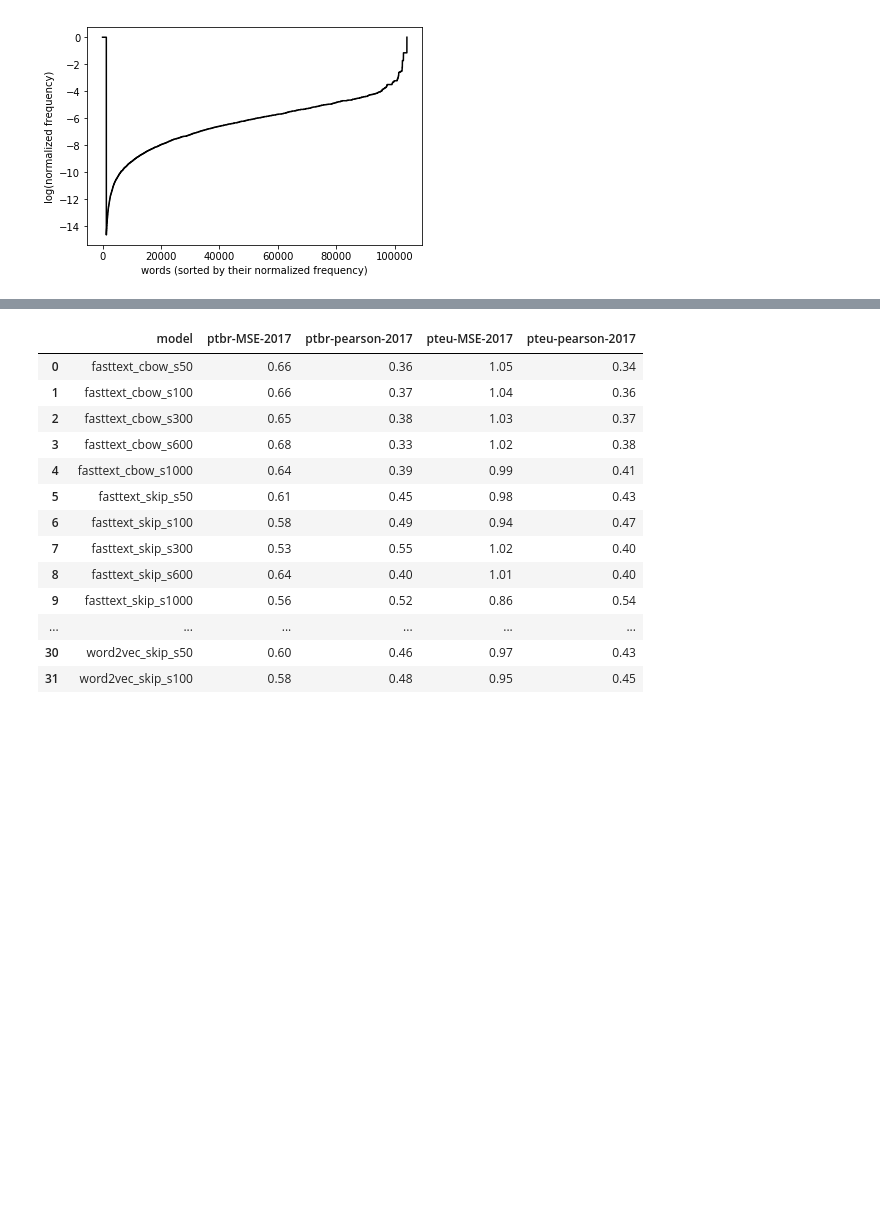
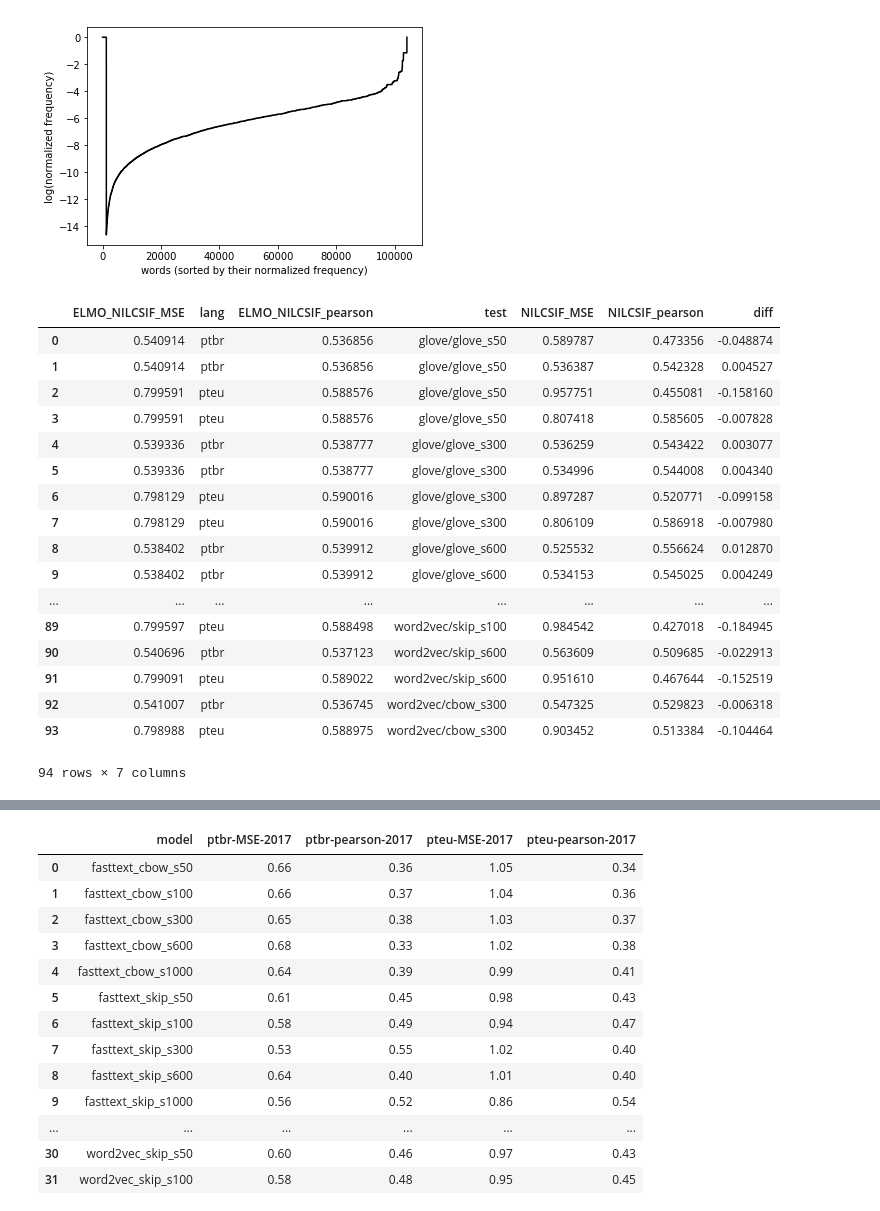
Before and after one commit to ruanchaves/elmo, a Jupyter notebook: results/Resultados.ipynb, the cells around one changed output, grey strips where cells are left out. Cells and saved outputs as stored; diff of their text form; code cells hidden in the pictures; blank space fills up the shorter version.

```diff
--- a/results/Resultados.ipynb
+++ b/results/Resultados.ipynb
@@ -26,3 +26,16 @@ def load_yaml(fname):
     return f
 
 settings = load_yaml("../settings.yaml")
+# %%
+table = []
+for path, subfolder, files in os.walk('.'):
+    for name in files:
+        if 'stats' in name:
+            try:
+                rows = json.load(open(name, 'r'))
+                for row in rows:
+                    row['test']
+                    assert('_./' in row['test'])
+                table.extend(rows)
+            except:
+                pass
@@ -103,0 +182,61 @@ with open('words.json','w+') as f:
+# %%
+log = []
+for path, subfolder, files in os.walk('.'):
+    for fname in files:
+        if fname.startswith('stats'):
+            try:
+                log.extend(json.load(open(fname,'r')))
+            except:
+                pass
+
+NILCSIF = []
+ELMo_NILCSIF = []
+
+for entry in log:
+    match = ""
+    try:
+        match = entry['test']
+    except:
+        continue
+    if "ELMo_NILC-SIF" in match:
+        entry['test'] = "/".join(entry['test'].split('/')[3:]).rstrip('.model')
+        ELMo_NILCSIF.append(entry)
+    elif 'NILC-SIF' in match:
+        entry['test'] = "/".join(entry['test'].split('/')[3:]).rstrip('.model')
+        NILCSIF.append(entry)
+
+df1 = pd.DataFrame(ELMo_NILCSIF)
+df2 = pd.DataFrame(NILCSIF)
+df1 = df1.rename(columns={
+    "MSE": "ELMO_NILCSIF_MSE",
+    "pearson": "ELMO_NILCSIF_pearson"
+})
+df2 = df2.rename(columns={
+  "MSE": "NILCSIF_MSE",
+    "pearson": "NILCSIF_pearson"
+})
+
+df = pd.merge(df1, df2, how="outer")
+df['diff'] = df['ELMO_NILCSIF_MSE'].sub(df['NILCSIF_MSE'], axis=0)
+df[df['lang'] == 'ptbr'].sort_values(by='diff')
+
+df
+# %% [output]
+|  | ELMO_NILCSIF_MSE | lang | ELMO_NILCSIF_pearson | test | NILCSIF_MSE | NILCSIF_pearson | diff |
+| 0 | 0.540914 | ptbr | 0.536856 | glove/glove_s50 | 0.589787 | 0.473356 | -0.048874 |
+| 1 | 0.540914 | ptbr | 0.536856 | glove/glove_s50 | 0.536387 | 0.542328 | 0.004527 |
+| 2 | 0.799591 | pteu | 0.588576 | glove/glove_s50 | 0.957751 | 0.455081 | -0.158160 |
+| 3 | 0.799591 | pteu | 0.588576 | glove/glove_s50 | 0.807418 | 0.585605 | -0.007828 |
+| 4 | 0.539336 | ptbr | 0.538777 | glove/glove_s300 | 0.536259 | 0.543422 | 0.003077 |
+| 5 | 0.539336 | ptbr | 0.538777 | glove/glove_s300 | 0.534996 | 0.544008 | 0.004340 |
+| 6 | 0.798129 | pteu | 0.590016 | glove/glove_s300 | 0.897287 | 0.520771 | -0.099158 |
+| 7 | 0.798129 | pteu | 0.590016 | glove/glove_s300 | 0.806109 | 0.586918 | -0.007980 |
+| 8 | 0.538402 | ptbr | 0.539912 | glove/glove_s600 | 0.525532 | 0.556624 | 0.012870 |
+| 9 | 0.538402 | ptbr | 0.539912 | glove/glove_s600 | 0.534153 | 0.545025 | 0.004249 |
+| ... | ... | ... | ... | ... | ... | ... | ... |
+| 89 | 0.799597 | pteu | 0.588498 | word2vec/skip_s100 | 0.984542 | 0.427018 | -0.184945 |
+| 90 | 0.540696 | ptbr | 0.537123 | word2vec/skip_s600 | 0.563609 | 0.509685 | -0.022913 |
+| 91 | 0.799091 | pteu | 0.589022 | word2vec/skip_s600 | 0.951610 | 0.467644 | -0.152519 |
+| 92 | 0.541007 | ptbr | 0.536745 | word2vec/cbow_s300 | 0.547325 | 0.529823 | -0.006318 |
+| 93 | 0.798988 | pteu | 0.588975 | word2vec/cbow_s300 | 0.903452 | 0.513384 | -0.104464 |
+94 rows × 7 columns
```
Also changed, not shown: parts of 6 cells of this notebook, 16 other files.
